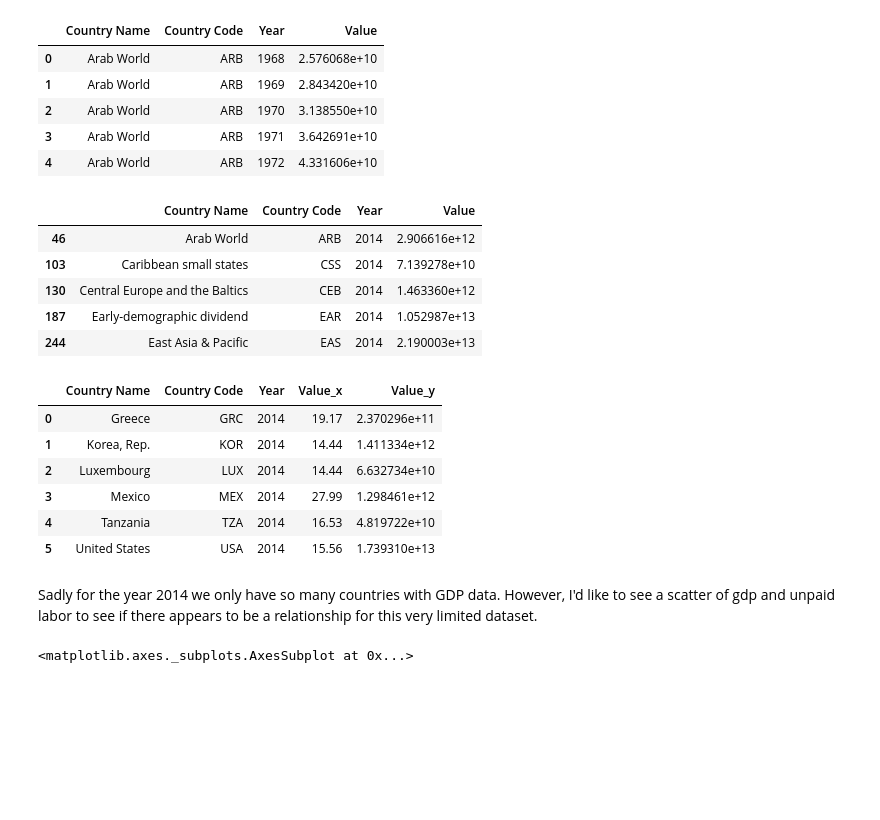
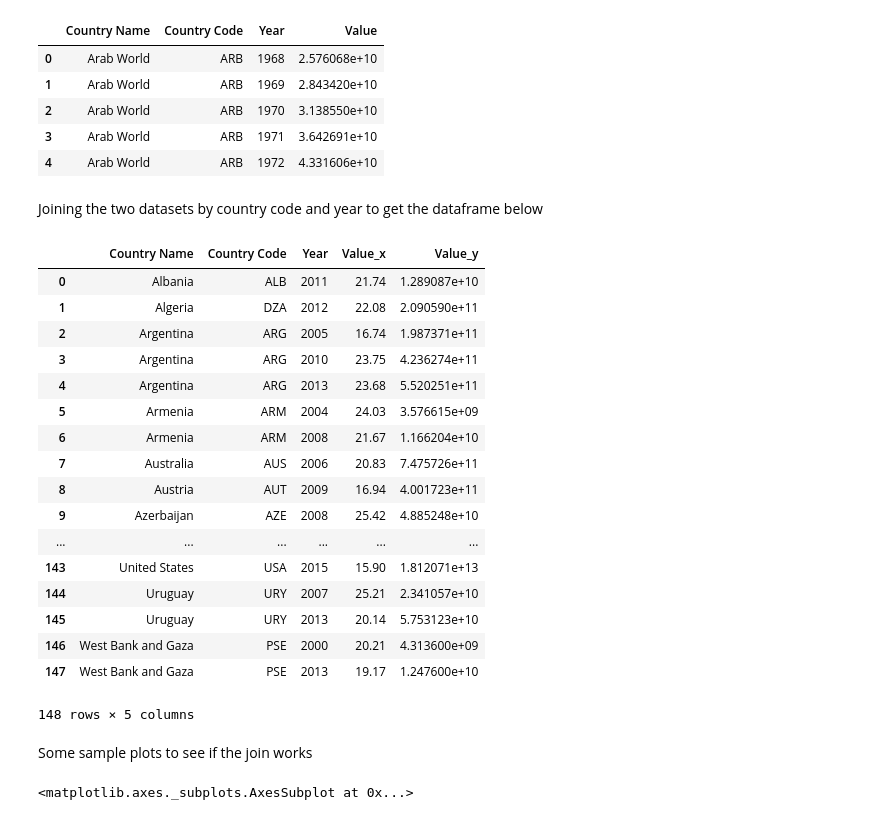
Before and after one commit to anusreeb/unpaid-labor-women, a Jupyter notebook: Unpaid_labor_investigation.ipynb, the cells around one changed output. Saved outputs shown, nothing was run; the diff lists cells and outputs as text; code cells hidden in the pictures; blank space fills up the shorter version.

```diff
--- a/Unpaid_labor_investigation.ipynb
+++ b/Unpaid_labor_investigation.ipynb
@@ -86,28 +60,31 @@ gdp_data.head()
 | 2 | Arab World | ARB | 1970 | 3.138550e+10 |
 | 3 | Arab World | ARB | 1971 | 3.642691e+10 |
 | 4 | Arab World | ARB | 1972 | 4.331606e+10 |
-# %%
-gdp_data_2014 = gdp_data[gdp_data['Year'].isin([2014])]
-gdp_data_2014.head()
-# %% [output]
-|  | Country Name | Country Code | Year | Value |
-| 46 | Arab World | ARB | 2014 | 2.906616e+12 |
-| 103 | Caribbean small states | CSS | 2014 | 7.139278e+10 |
-| 130 | Central Europe and the Baltics | CEB | 2014 | 1.463360e+12 |
-| 187 | Early-demographic dividend | EAR | 2014 | 1.052987e+13 |
-| 244 | East Asia & Pacific | EAS | 2014 | 2.190003e+13 |
+# %% [markdown]
+Joining the two datasets by country code and year to get the dataframe below
 # %%
 #joining unpaid labor data with gdp data for the year 2014
-pd_join_1 = pd.merge(data_2014,gdp_data_2014,on=['Country Code','Year','Country Name'])
+pd_join_1 = pd.merge(data,gdp_data,on=['Country Code','Year','Country Name'])
 pd_join_1
 # %% [output]
 |  | Country Name | Country Code | Year | Value_x | Value_y |
-| 0 | Greece | GRC | 2014 | 19.17 | 2.370296e+11 |
-| 1 | Korea, Rep. | KOR | 2014 | 14.44 | 1.411334e+12 |
-| 2 | Luxembourg | LUX | 2014 | 14.44 | 6.632734e+10 |
-| 3 | Mexico | MEX | 2014 | 27.99 | 1.298461e+12 |
-| 4 | Tanzania | TZA | 2014 | 16.53 | 4.819722e+10 |
-| 5 | United States | USA | 2014 | 15.56 | 1.739310e+13 |
+| 0 | Albania | ALB | 2011 | 21.74 | 1.289087e+10 |
+| 1 | Algeria | DZA | 2012 | 22.08 | 2.090590e+11 |
+| 2 | Argentina | ARG | 2005 | 16.74 | 1.987371e+11 |
+| 3 | Argentina | ARG | 2010 | 23.75 | 4.236274e+11 |
+| 4 | Argentina | ARG | 2013 | 23.68 | 5.520251e+11 |
+| 5 | Armenia | ARM | 2004 | 24.03 | 3.576615e+09 |
+| 6 | Armenia | ARM | 2008 | 21.67 | 1.166204e+10 |
+| 7 | Australia | AUS | 2006 | 20.83 | 7.475726e+11 |
+| 8 | Austria | AUT | 2009 | 16.94 | 4.001723e+11 |
+| 9 | Azerbaijan | AZE | 2008 | 25.42 | 4.885248e+10 |
+| ... | ... | ... | ... | ... | ... |
+| 143 | United States | USA | 2015 | 15.90 | 1.812071e+13 |
+| 144 | Uruguay | URY | 2007 | 25.21 | 2.341057e+10 |
+| 145 | Uruguay | URY | 2013 | 20.14 | 5.753123e+10 |
+| 146 | West Bank and Gaza | PSE | 2000 | 20.21 | 4.313600e+09 |
+| 147 | West Bank and Gaza | PSE | 2013 | 19.17 | 1.247600e+10 |
+148 rows × 5 columns
-# %% [markdown]
-Sadly for the year 2014 we only have so many countries with GDP data. However, I'd like to see a scatter of gdp and unpaid labor to see if there appears to be a relationship for this very limited dataset.
+# %% [markdown]
+Some sample plots to see if the join works
 # %%
```
Also changed, not shown: parts of 13 cells of this notebook.
